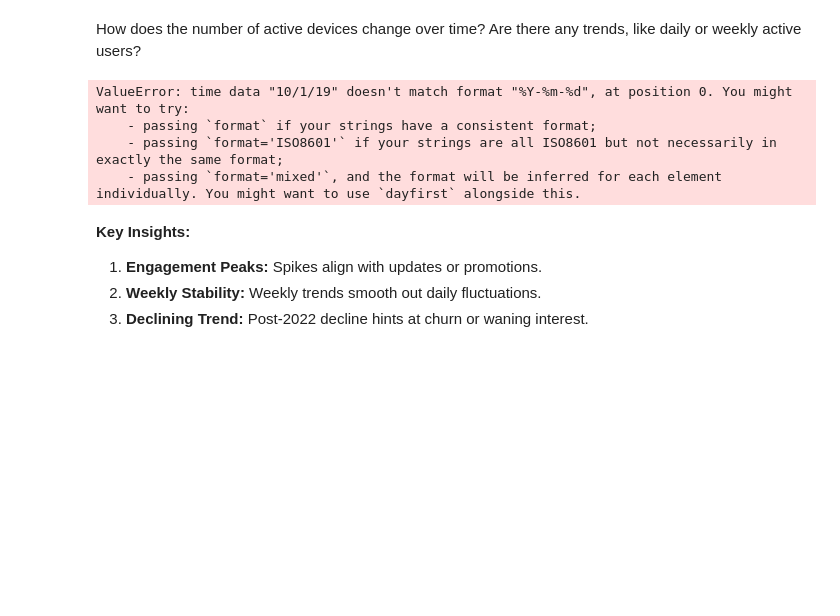
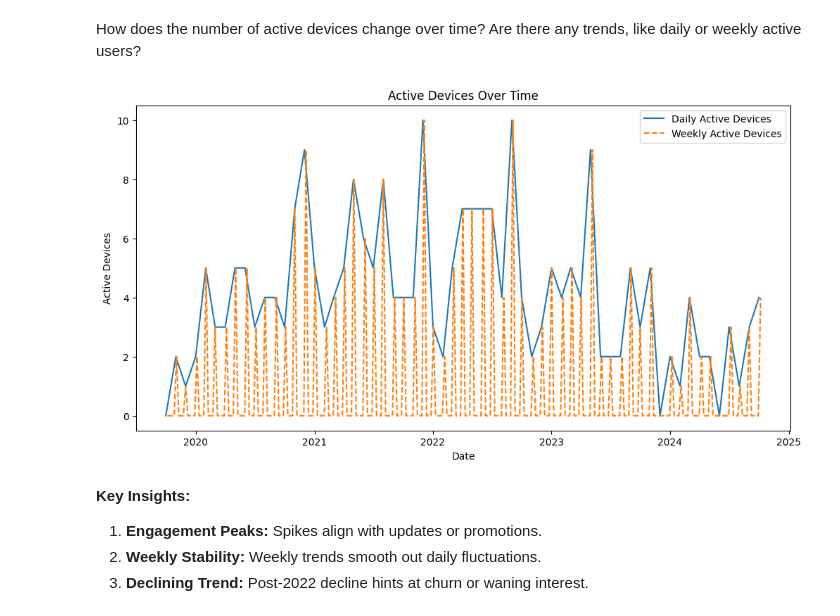
Before and after one commit to sidrajamshaid/hab-game-data-analyiss, a Jupyter notebook: Hot Air Balloon Game Data Analysis/Game_Engagement_Analysis_Pro.ipynb, the cells around one changed output. Drawn from its saved outputs; the diff is of its cells as text; code cells hidden in the pictures; blank space fills up the shorter version.

Commit message:
removing errors

```diff
--- a/Hot Air Balloon Game Data Analysis/Game_Engagement_Analysis_Pro.ipynb
+++ b/Hot Air Balloon Game Data Analysis/Game_Engagement_Analysis_Pro.ipynb
@@ -322,36 +322,33 @@ How does the number of active devices change over time? Are there any trends, li
 # %%
 #Making data frames for active devices
 active_devices= dataframes['Active_Devices']
 # Set Date time format
-active_devices['Date'] = pd.to_datetime(active_devices['Date'], format='%Y-%m-%d')
+active_devices['Date'] = pd.to_datetime(active_devices['Date'])
 # Sort by date
 active_devices.sort_values(by='Date', inplace=True)
 
 # Daily trends
 daily_trend = active_devices.set_index('Date')
 
 # Weekly trends
 weekly_trend = daily_trend.resample('W').sum()
 
 # Plot trends
 plt.figure(figsize= (12,6))
 
 # Plot daily trends
 
 plt.plot(daily_trend.index, daily_trend['Active Devices'], label='Daily Active Devices')
 # Plot weekly trends
 plt.plot(weekly_trend.index, weekly_trend['Active Devices'], label='Weekly Active Devices', linestyle='--')
 
 plt.title("Active Devices Over Time")
 plt.xlabel('Date')
 plt.ylabel('Active Devices')
 plt.legend()
 plt.show()
 # %% [output]
-ValueError: time data "10/1/19" doesn't match format "%Y-%m-%d", at position 0. You might want to try:
-    - passing `format` if your strings have a consistent format;
-    - passing `format='ISO8601'` if your strings are all ISO8601 but not necessarily in exactly the same format;
-    - passing `format='mixed'`, and the format will be inferred for each element individually. You might want to use `dayfirst` alongside this.
+[figure, added]
 # %% [markdown]
 **Key Insights:**
 1. **Engagement Peaks:** Spikes align with updates or promotions.
```
Also changed, not shown: parts of 20 cells of this notebook, 25 other files.
